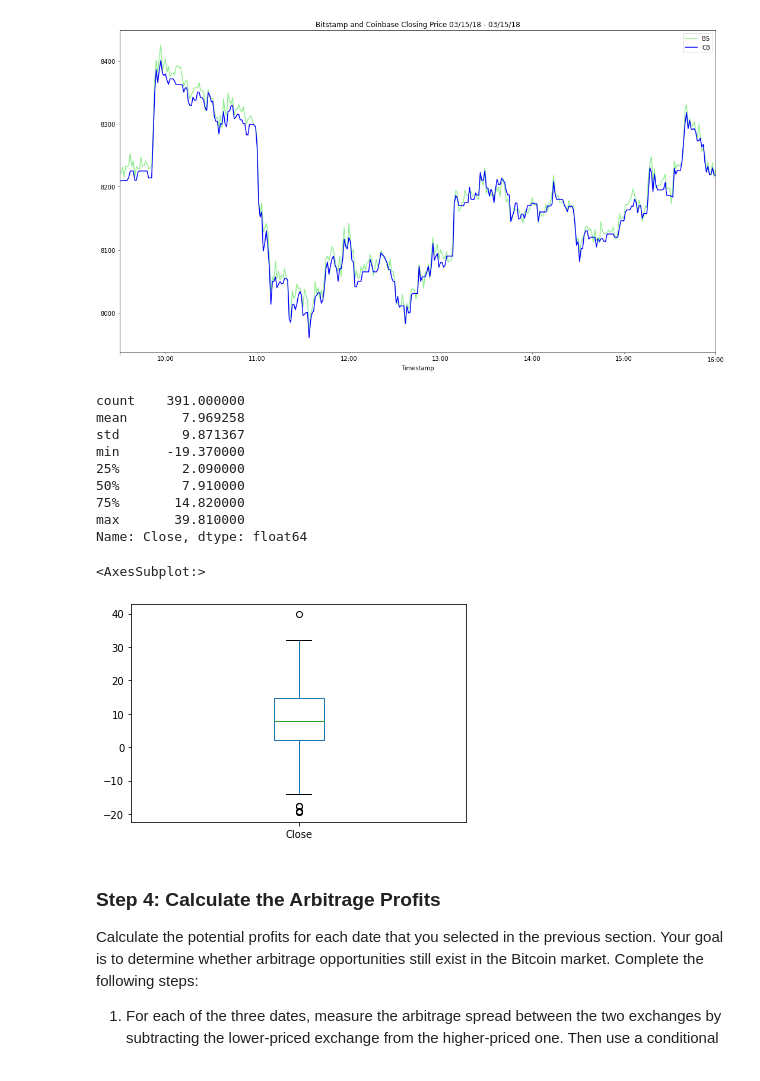
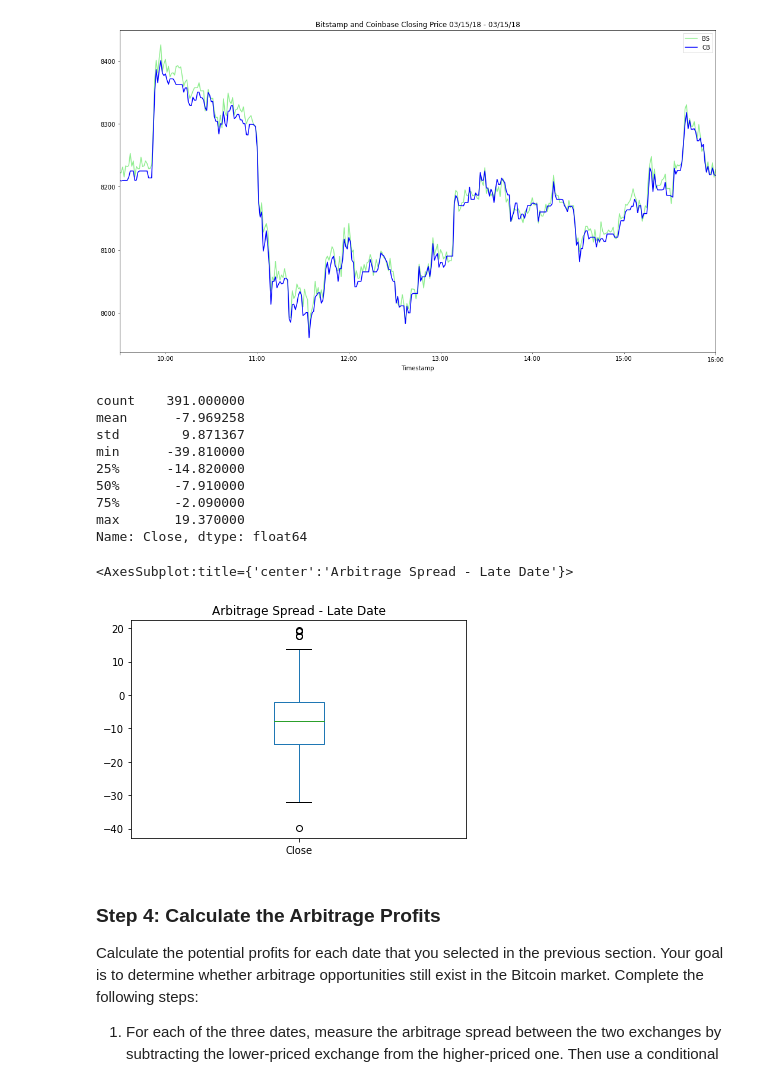
Before and after one commit to jojomani/BTC_Fin_Analysis, a Jupyter notebook: crypto_arbitrage.ipynb, the cells around one changed output. Cells and saved outputs as stored; diff of their text form; code cells hidden in the pictures.

Commit message:
Updating Readme and arbitrage coding

```diff
--- a/crypto_arbitrage.ipynb
+++ b/crypto_arbitrage.ipynb
@@ -502,26 +502,26 @@ ax.legend(["BS", "CB"])
 # %%
 # Using the date from the late that you have selected, calculate the arbitrage spread
 # by subtracting the bitstamp lower closing prices from the coinbase higher closing prices
-arbitrage_spread_late = bitstamp_df["Close"].loc["2018-03-15 09:30:00":"2018-03-15 16:00:00"] - coinbase_df["Close"].loc["2018-03-15 09:30:00":"2018-03-15 16:00:00"]
+arbitrage_spread_late = coinbase_df["Close"].loc["2018-03-15 09:30:00":"2018-03-15 16:00:00"] - bitstamp_df["Close"].loc["2018-03-15 09:30:00":"2018-03-15 16:00:00"]
 
 # Generate summary statistics for the early DataFrame
 arbitrage_spread_late.describe()
 # %% [output]
 count    391.000000
-mean       7.969258
+mean      -7.969258
 std        9.871367
-min      -19.370000
-25%        2.090000
-50%        7.910000
-75%       14.820000
-max       39.810000
+min      -39.810000
+25%      -14.820000
+50%       -7.910000
+75%       -2.090000
+max       19.370000
 Name: Close, dtype: float64
 # %%
 # Visualize the arbitrage spread from late in the dataset in a box plot
-arbitrage_spread_late.plot.box()
+arbitrage_spread_late.plot.box(title="Arbitrage Spread - Late Date")
 # %% [output]
-<AxesSubplot:>
+<AxesSubplot:title={'center':'Arbitrage Spread - Late Date'}>
-[figure, old version]
+[figure, new version]
 # %% [markdown]
 ### Step 4: Calculate the Arbitrage Profits
 
```
Also changed, not shown: parts of 8 cells of this notebook, 1 other file.
